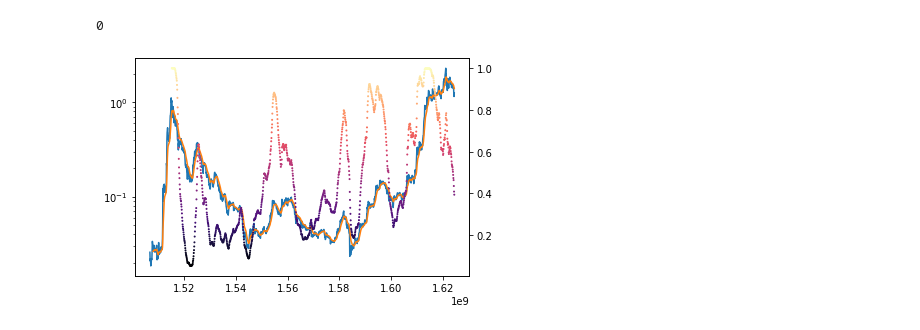
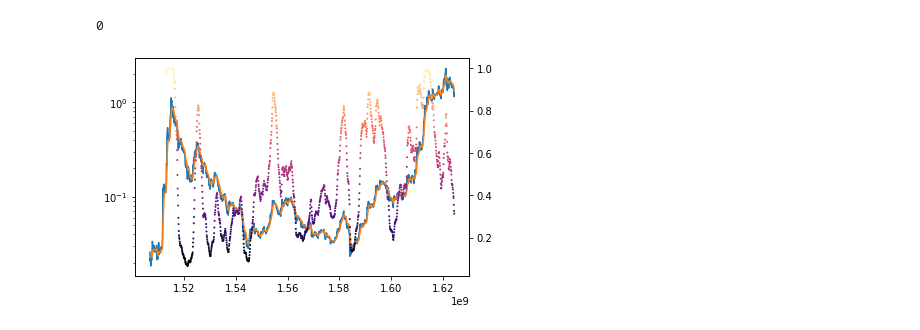
Before and after one commit to RDEvans31/saturn, a Jupyter notebook: Data analysis.ipynb, the cells around one changed output. Cells and saved outputs as stored; diff of their text form; code cells hidden in the pictures.

```diff
--- a/Data analysis.ipynb
+++ b/Data analysis.ipynb
@@ -49,9 +49,10 @@ def get_ema(data,window):
     return pd.DataFrame({'unix': timestamps,'value':ema})
 
 def risk_indicator(fast,slow):
-    start_date=slow['unix'].min()
-    trimmed_fast=fast.loc[fast['unix']>=start_date]
+    min_timestamp=max(fast['unix'].min(),slow['unix'].min())
 
+    trimmed_fast=fast.loc[fast['unix']>=min_timestamp]
+    slow=slow.loc[slow['unix']>=min_timestamp]
     if len(trimmed_fast)>len(slow):
         #different values, ie using a daily for fast and weekly for slow
         print(trimmed_fast['unix'].max()-slow['unix'].max())
@@ -194,29 +181,30 @@ def parse_data(datestring):
 # %%
 def process_coincodex_csv(filename):
 
     raw_data=pd.read_csv('data/'+filename)
     vectorised_parsing=np.vectorize(parse_data)
-    timestamps=vectorised_parsing(cardano_raw_data['Date'].values)
+    timestamps=vectorised_parsing(raw_data['Date'].values)
     df=raw_data
 
     df['unix']=timestamps
     df.columns = ['date','open','high','low','close','volume','market cap','unix']
     df.sort_values(by='unix', ignore_index=True, inplace=True)
 
     return df
 
+cardano=process_coincodex_csv('cardano.csv')
 cardano_weekly=price.get_price_data('1w',data=cardano)
 
 fig3, ax5 = plt.subplots()
 
-cardano_fast=get_ema(cardano,14)
-cardano_slow=get_sma(cardano_weekly,14)
+cardano_fast=get_ema(cardano,10)
+cardano_slow=get_sma(cardano_weekly,10)
 ax5.plot(cardano['unix'], cardano['close'])
 ax5.plot(cardano_fast['unix'], cardano_fast['value'])
 cardano_risk=risk_indicator(cardano_fast,cardano_slow)
 ax6 =ax5.twinx()
 ax6.scatter(cardano_risk['unix'],cardano_risk['value'], s=1, c=cardano_risk['value'], cmap='magma')
 ax5.set_yscale('log')
 # %% [output]
 0
-[figure, old version]
+[figure, new version]
```
Also changed, not shown: parts of 11 cells of this notebook, 3 other files.
